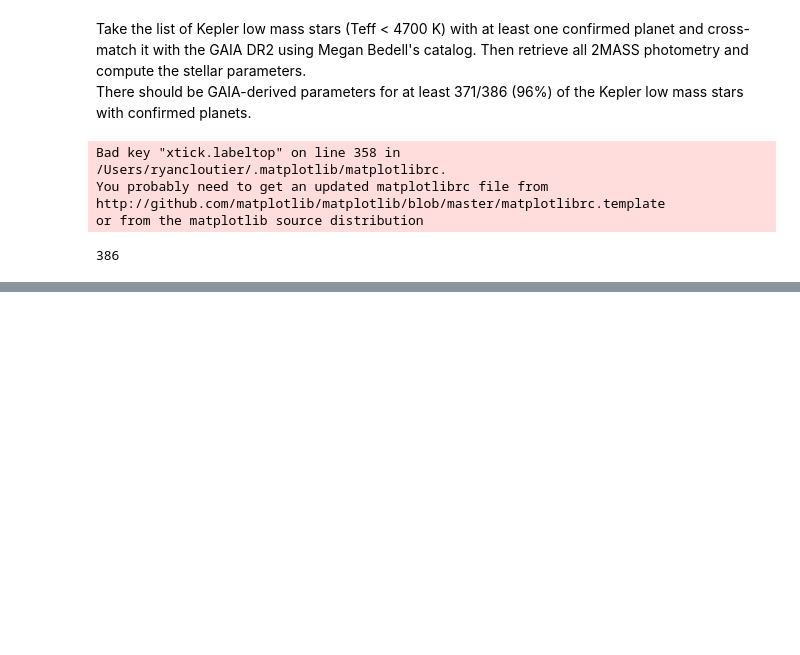
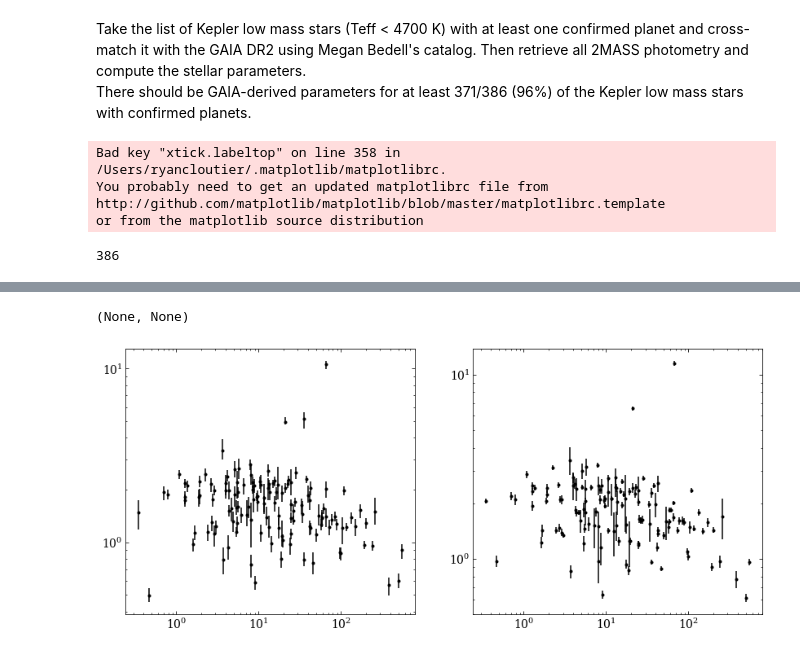
Before and after one commit to r-cloutier/KeplerM, a Jupyter notebook: write_Kepler_star_GAIAparams.ipynb, the cells around one changed output, grey strips where cells are left out. Saved outputs shown, nothing was run; the diff lists cells and outputs as text; code cells hidden in the pictures; blank space fills up the shorter version.

```diff
--- a/write_Kepler_star_GAIAparams.ipynb
+++ b/write_Kepler_star_GAIAparams.ipynb
@@ -389,0 +460,17 @@ np.savetxt(fname, outarr.T, delimiter=',', fmt='%.8e', header=hdr)
+# %%
+g = self.isMdwarf
+
+plt.figure(figsize=(14,6))
+plt.subplot(121)
+plt.errorbar(self.Fs1[g], self.rps1[g], yerr=[self.elo_rps1[g], self.ehi_rps1[g]], fmt='k.')
+plt.xscale('log'), plt.yscale('log')
+
+plt.subplot(122)
+Rss2 = unp.uarray(self.Rss2, self.ehi_Rss2)
+rpRs = unp.uarray(self.rpRs, self.ehi_rpRs)
+rps2 = rvs.m2Rearth(rpRs*rvs.Rsun2m(Rss2))
+plt.errorbar(self.Fs1[g], unp.nominal_values(rps2)[g], unp.std_devs(rps2)[g], fmt='k.')
+plt.xscale('log'), plt.yscale('log')
+# %% [output]
+(None, None)
+[figure, added]
```
Also changed, not shown: parts of 6 cells of this notebook, 3 other files.
